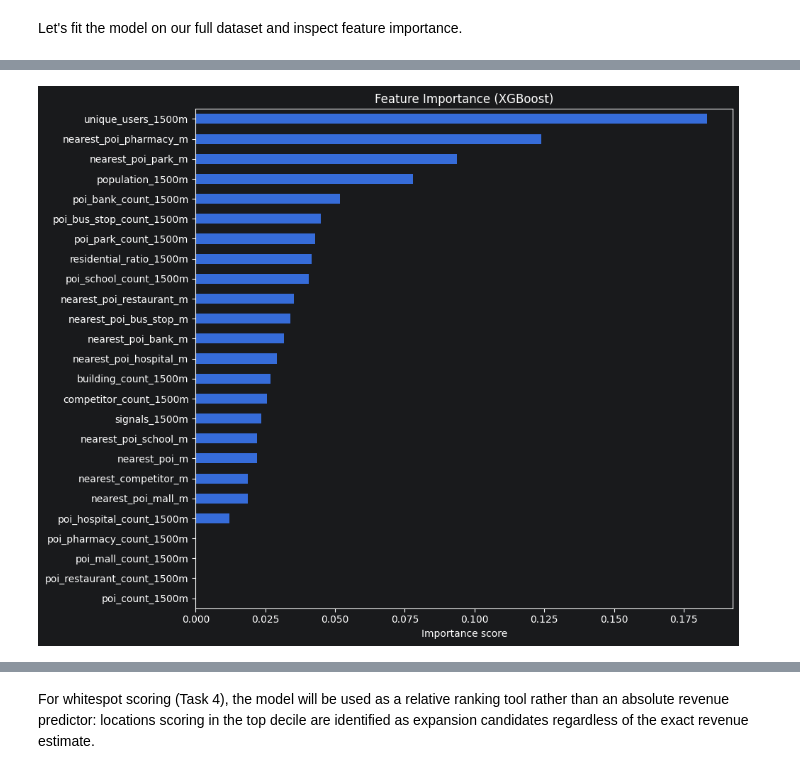
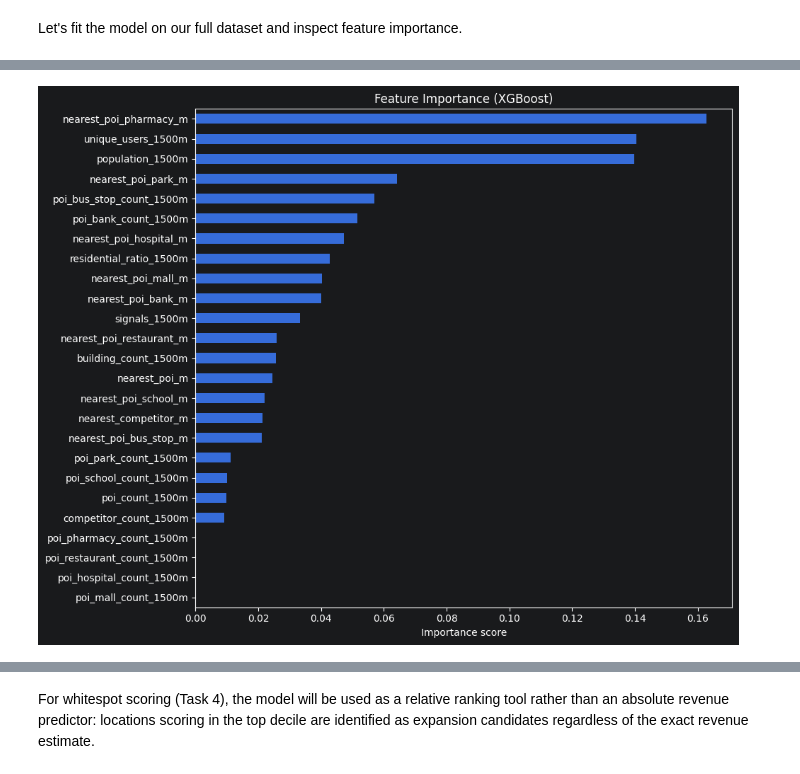
Before and after one commit to JanMatusiak/dataplace-ai-task, a Jupyter notebook: notebooks/03_model_and_interpretation.ipynb, the cells around one changed output, grey strips where cells are left out. Drawn from its saved outputs; the diff is of its cells as text; code cells hidden in the pictures.

```diff
--- a/notebooks/03_model_and_interpretation.ipynb
+++ b/notebooks/03_model_and_interpretation.ipynb
@@ -471,7 +491,7 @@ The performance of the model worsened - new features did not help.
 # %%
 results.append({
     'attempt': 7,
-    'model': 'XBoost regularized tuned',
+    'model': 'XBoost regularized',
     'features': 'extended with buildings data',
     'cv': 'RepeatedKFold-5x10',
     'target': 'raw',
@@ -503,8 +523,8 @@ plot_corr_heatmap(correlations_3, mask_upper=True, annotate=True, figsize=(20, 1
 # %% [output]
 [figure]
 # %%
-r2_8 = cross_val_score(xboost_model_tuned, X_3, y, cv=rkf, scoring='r2')
-rmse_8 = cross_val_score(xboost_model_tuned, X_3, y, cv=rkf, scoring='neg_root_mean_squared_error')
+r2_8 = cross_val_score(xboost_model, X_3, y, cv=rkf, scoring='r2')
+rmse_8 = cross_val_score(xboost_model, X_3, y, cv=rkf, scoring='neg_root_mean_squared_error')
 
 print(f"R² mean: {r2_8.mean():.3f} ± {r2_8.std():.3f}")
 print(f"RMSE mean: {-rmse_8.mean():.3f} ± {rmse_8.std():.3f}")
@@ -516,7 +536,7 @@ We again failed to improve the performance of our model.
 # %%
 results.append({
     'attempt': 8,
-    'model': 'XBoost regularized tuned',
+    'model': 'XBoost regularized',
     'features': 'extended with signals per user',
     'cv': 'RepeatedKFold-5x10',
     'target': 'raw',
@@ -550,5 +588,23 @@ The remaining unexplained variance in revenue likely reflects operational differ
 # %% [markdown]
 Let's fit the model on our full dataset and inspect feature importance.
 # %%
-xboost_model_tuned.fit(X, y)
+import joblib
+import matplotlib.pyplot as plt
+
+if RETRAIN_MODEL:
+    xboost_model.fit(X, y)
+    joblib.dump(xboost_model, '../data/processed/model.joblib')
+    results_df.to_csv('../data/processed/model_results.csv', index=False)
+
+    importance = pd.Series(
+        xboost_model.feature_importances_,
+        index=X.columns
+    ).sort_values(ascending=True)
+
+    importance.to_csv('../data/processed/feature_importance.csv')
+    print("Model retrained and saved")
+else:
+    xboost_model = joblib.load('../data/processed/model.joblib')
+    importance = pd.read_csv('../data/processed/feature_importance.csv')
+    print("Model loaded from disk")
 # %% [output]
@@ -566,15 +612,8 @@ XGBRegressor(base_score=None, booster=None, callbacks=None,
 # %%
-import matplotlib.pyplot as plt
-
-importance = pd.Series(
-    xboost_model_tuned.feature_importances_,
-    index=X.columns
-).sort_values(ascending=True)
-
 importance.plot(kind='barh', figsize=(10, 8))
 plt.title('Feature Importance (XGBoost)')
 plt.xlabel('Importance score')
 plt.tight_layout()
 plt.show()
 # %% [output]
-[figure, old version]
+[figure, new version]
```
Also changed, not shown: parts of 28 cells of this notebook, 6 other files.
